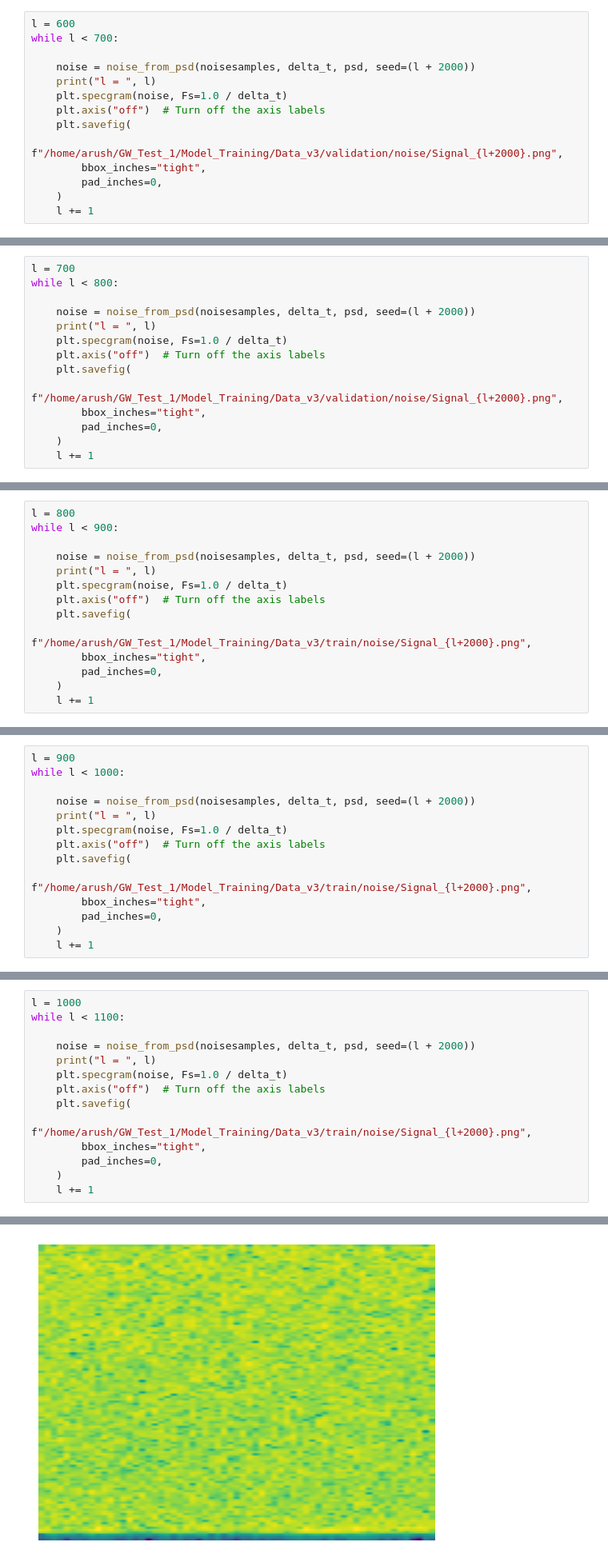
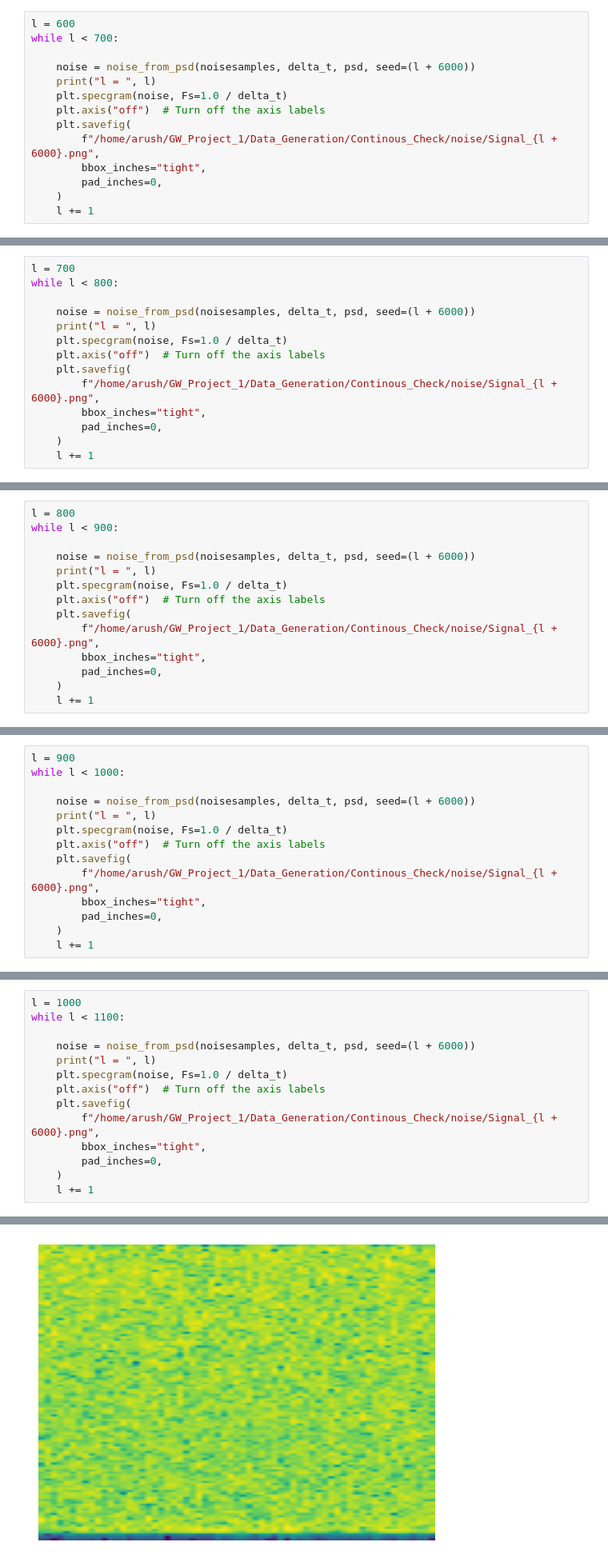
Before and after one commit to Arush-Pimpalkar/GW_Project, a Jupyter notebook: Data_Generation/data_pipeline.ipynb, the cells around one changed output, grey strips where cells are left out. Shown at 80% size. Cells and saved outputs as stored; diff of their text form.

```diff
--- a/Data_Generation/data_pipeline.ipynb
+++ b/Data_Generation/data_pipeline.ipynb
@@ -254,12 +236,12 @@ l =  599
 l = 600
 while l < 700:
 
-    noise = noise_from_psd(noisesamples, delta_t, psd, seed=(l + 2000))
+    noise = noise_from_psd(noisesamples, delta_t, psd, seed=(l + 6000))
     print("l = ", l)
     plt.specgram(noise, Fs=1.0 / delta_t)
     plt.axis("off")  # Turn off the axis labels
     plt.savefig(
-        f"/home/arush/GW_Test_1/Model_Training/Data_v3/validation/noise/Signal_{l+2000}.png",
+        f"/home/arush/GW_Project_1/Data_Generation/Continous_Check/noise/Signal_{l + 6000}.png",
         bbox_inches="tight",
         pad_inches=0,
     )
@@ -287,12 +269,12 @@ l =  699
 l = 700
 while l < 800:
 
-    noise = noise_from_psd(noisesamples, delta_t, psd, seed=(l + 2000))
+    noise = noise_from_psd(noisesamples, delta_t, psd, seed=(l + 6000))
     print("l = ", l)
     plt.specgram(noise, Fs=1.0 / delta_t)
     plt.axis("off")  # Turn off the axis labels
     plt.savefig(
-        f"/home/arush/GW_Test_1/Model_Training/Data_v3/validation/noise/Signal_{l+2000}.png",
+        f"/home/arush/GW_Project_1/Data_Generation/Continous_Check/noise/Signal_{l + 6000}.png",
         bbox_inches="tight",
         pad_inches=0,
     )
@@ -320,12 +302,12 @@ l =  799
 l = 800
 while l < 900:
 
-    noise = noise_from_psd(noisesamples, delta_t, psd, seed=(l + 2000))
+    noise = noise_from_psd(noisesamples, delta_t, psd, seed=(l + 6000))
     print("l = ", l)
     plt.specgram(noise, Fs=1.0 / delta_t)
     plt.axis("off")  # Turn off the axis labels
     plt.savefig(
-        f"/home/arush/GW_Test_1/Model_Training/Data_v3/train/noise/Signal_{l+2000}.png",
+        f"/home/arush/GW_Project_1/Data_Generation/Continous_Check/noise/Signal_{l + 6000}.png",
         bbox_inches="tight",
         pad_inches=0,
     )
@@ -353,12 +335,12 @@ l =  899
 l = 900
 while l < 1000:
 
-    noise = noise_from_psd(noisesamples, delta_t, psd, seed=(l + 2000))
+    noise = noise_from_psd(noisesamples, delta_t, psd, seed=(l + 6000))
     print("l = ", l)
     plt.specgram(noise, Fs=1.0 / delta_t)
     plt.axis("off")  # Turn off the axis labels
     plt.savefig(
-        f"/home/arush/GW_Test_1/Model_Training/Data_v3/train/noise/Signal_{l+2000}.png",
+        f"/home/arush/GW_Project_1/Data_Generation/Continous_Check/noise/Signal_{l + 6000}.png",
         bbox_inches="tight",
         pad_inches=0,
     )
@@ -385,36 +367,36 @@ l =  999
 # %%
 l = 1000
 while l < 1100:
 
-    noise = noise_from_psd(noisesamples, delta_t, psd, seed=(l + 2000))
+    noise = noise_from_psd(noisesamples, delta_t, psd, seed=(l + 6000))
     print("l = ", l)
     plt.specgram(noise, Fs=1.0 / delta_t)
     plt.axis("off")  # Turn off the axis labels
     plt.savefig(
-        f"/home/arush/GW_Test_1/Model_Training/Data_v3/train/noise/Signal_{l+2000}.png",
+        f"/home/arush/GW_Project_1/Data_Generation/Continous_Check/noise/Signal_{l + 6000}.png",
         bbox_inches="tight",
         pad_inches=0,
     )
     l += 1
 # %% [output]
 l =  1000
 l =  1001
 l =  1002
 l =  1003
 l =  1004
 l =  1005
 l =  1006
 l =  1007
 l =  1008
 l =  1009
 l =  1010
 l =  1011
 ... (84 lines left out)
 l =  1096
 l =  1097
 l =  1098
 l =  1099
-[figure, old version]
+[figure, new version]
 # %% [markdown]
 ## Generate Data
 
```
Also changed, not shown: parts of 11 cells of this notebook, 6 other files.
